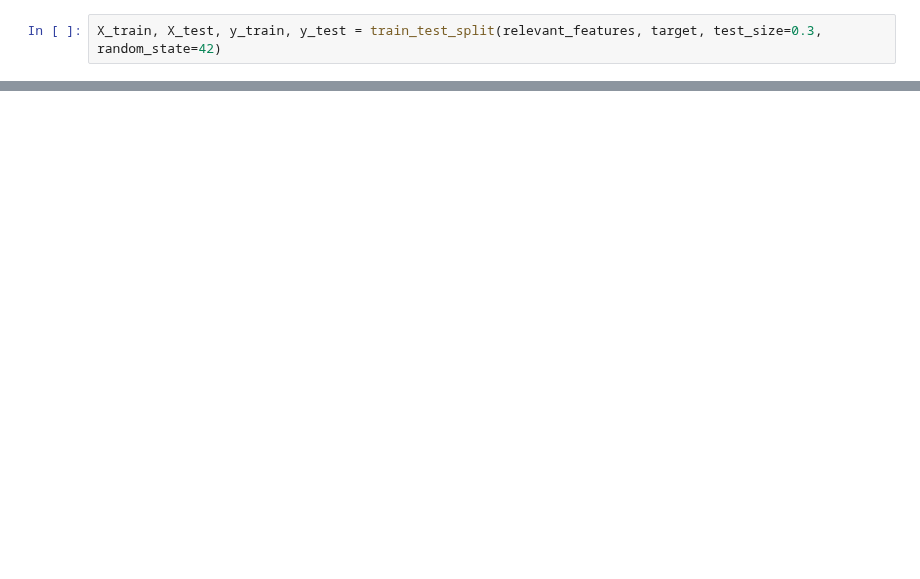
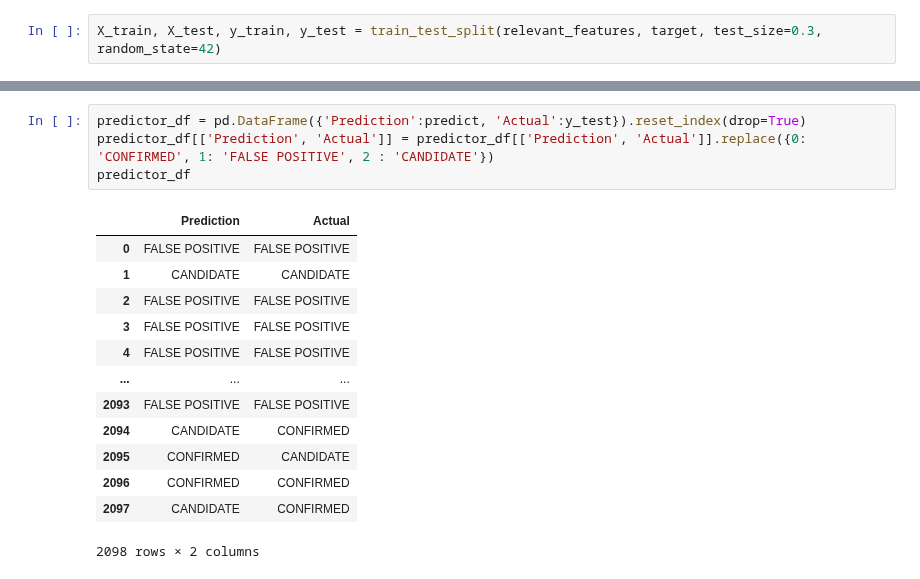
Before and after one commit to RaulMaya/Kepler-Telescope-Search, a Jupyter notebook: models/logistic_regression/logistic_regression_model.ipynb, the cells around one changed output, grey strips where cells are left out. Saved outputs shown, nothing was run; the diff lists cells and outputs as text; blank space fills up the shorter version.

Commit message:
Predicting dataframe

```diff
--- a/models/logistic_regression/logistic_regression_model.ipynb
+++ b/models/logistic_regression/logistic_regression_model.ipynb
@@ -281,0 +282,18 @@ Tuned Model Parameters: {'logistic_regression__C': 2275.845926074791, 'logistic_
+# %%
+predictor_df = pd.DataFrame({'Prediction':predict, 'Actual':y_test}).reset_index(drop=True)
+predictor_df[['Prediction', 'Actual']] = predictor_df[['Prediction', 'Actual']].replace({0: 'CONFIRMED', 1: 'FALSE POSITIVE', 2 : 'CANDIDATE'})
+predictor_df
+# %% [output]
+|  | Prediction | Actual |
+| 0 | FALSE POSITIVE | FALSE POSITIVE |
+| 1 | CANDIDATE | CANDIDATE |
+| 2 | FALSE POSITIVE | FALSE POSITIVE |
+| 3 | FALSE POSITIVE | FALSE POSITIVE |
+| 4 | FALSE POSITIVE | FALSE POSITIVE |
+| ... | ... | ... |
+| 2093 | FALSE POSITIVE | FALSE POSITIVE |
+| 2094 | CANDIDATE | CONFIRMED |
+| 2095 | CONFIRMED | CANDIDATE |
+| 2096 | CONFIRMED | CONFIRMED |
+| 2097 | CANDIDATE | CONFIRMED |
+2098 rows × 2 columns
```
Also changed, not shown: parts of 20 cells of this notebook.
